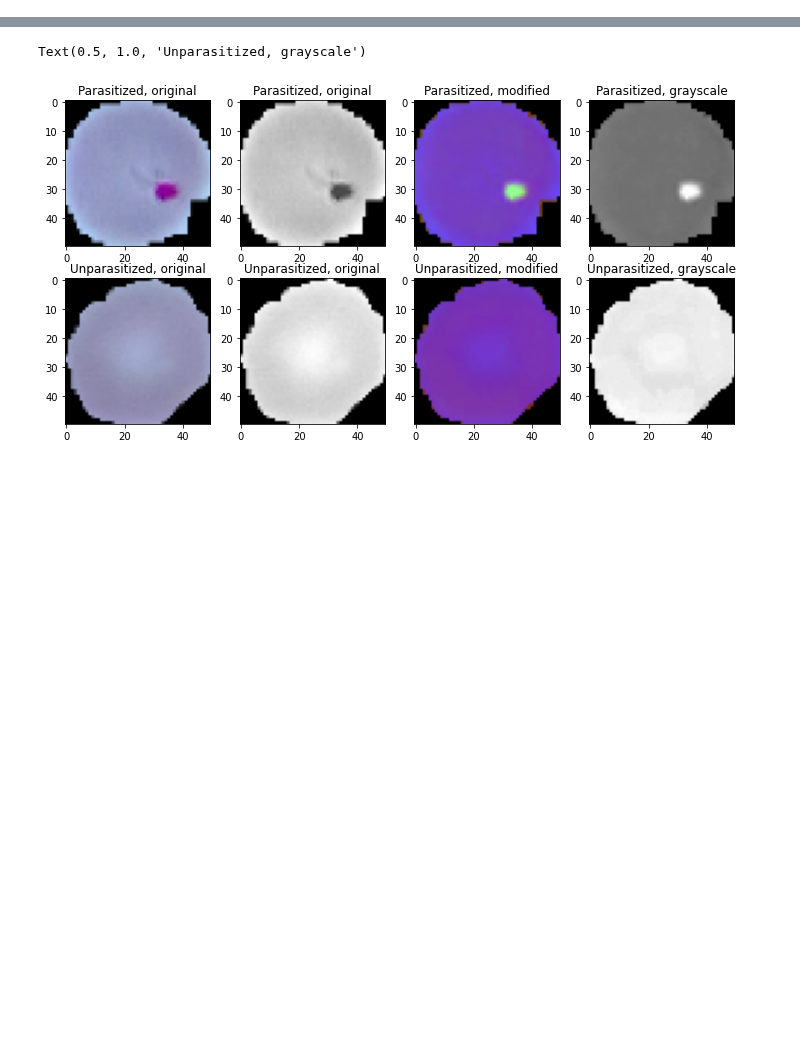
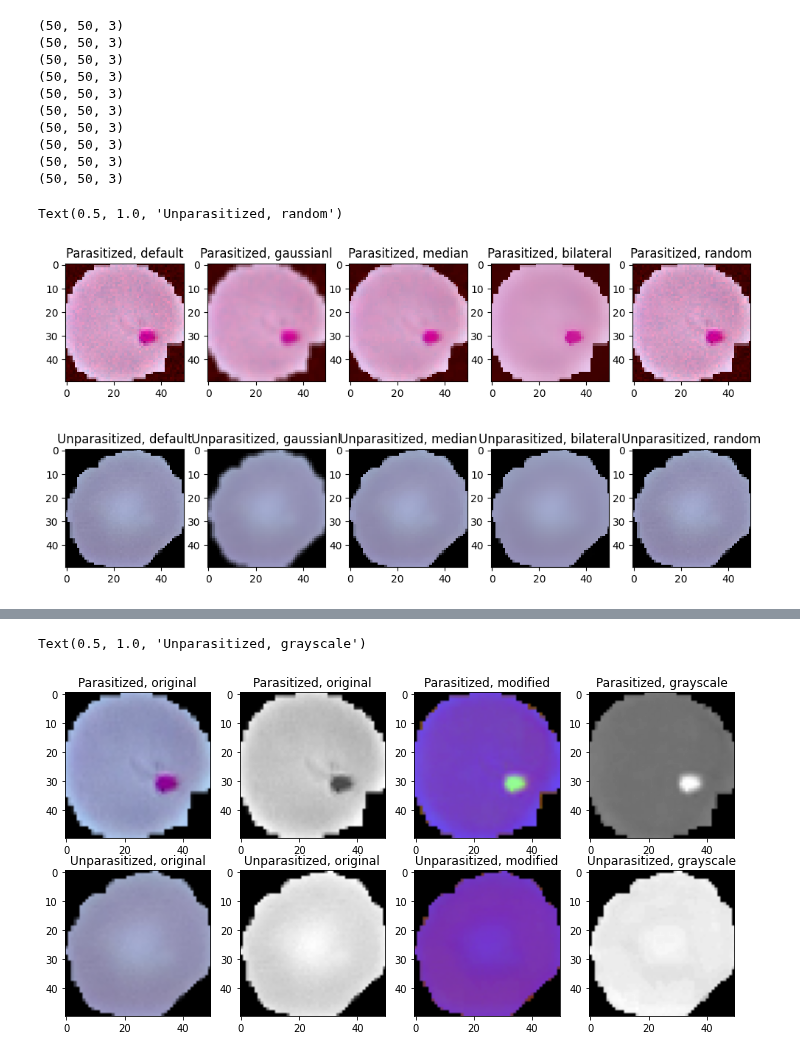
Before and after one commit to madhava20217/Malaria-Detection-from-Cells, a Jupyter notebook: Modules/image_transformations.ipynb, the cells around one changed output, grey strips where cells are left out. Cells and saved outputs as stored; diff of their text form; code cells hidden in the pictures; blank space fills up the shorter version.

```diff
--- a/Modules/image_transformations.ipynb
+++ b/Modules/image_transformations.ipynb
@@ -157,0 +205,56 @@ SyntaxError: invalid syntax (2416976517.py, line 28)
+# %%
+rem_noise = ['default','gaussian', 'median' ,'bilateral', 'ur mum']
+
+
+image_p = cv2.imread('parasitized1.png', -1)
+image_up = cv2.imread('uninfected1.png', -1)
+
+fig, axes = plt.subplots(2, 5, figsize = (12, 6))
+
+tr = Transformations()
+
+axes[0][0].imshow(tr.adding_noise(image_p, add_noise[1]))
+axes[0][0].set_title('Parasitized, default')
+axes[0][1].imshow(tr.removing_noise(tr.adding_noise(image_p, add_noise[1]), rem_noise[1]))
+axes[0][1].set_title('Parasitized, gaussianl')
+axes[0][2].imshow(tr.removing_noise(tr.adding_noise(image_p, add_noise[1]), rem_noise[2]))
+axes[0][2].set_title('Parasitized, median')
+axes[0][3].imshow(tr.removing_noise(tr.adding_noise(image_p, add_noise[1]), rem_noise[3]))
+axes[0][3].set_title("Parasitized, bilateral")
+axes[0][4].imshow(tr.removing_noise(tr.adding_noise(image_p, add_noise[1]), rem_noise[4]))
+axes[0][4].set_title("Parasitized, random")
+
+axes[1][0].imshow(image_up)
+axes[1][0].set_title('Unparasitized, default')
+axes[1][1].imshow(tr.removing_noise(image_up, rem_noise[1]))
+axes[1][1].set_title('Unparasitized, gaussianl')
+axes[1][2].imshow(tr.removing_noise(image_up, rem_noise[2]))
+axes[1][2].set_title('Unparasitized, median')
+axes[1][3].imshow(tr.removing_noise(image_up, rem_noise[3]))
+axes[1][3].set_title("Unparasitized, bilateral")
+axes[1][4].imshow(tr.removing_noise(image_up, rem_noise[4]))
+axes[1][4].set_title("Unparasitized, random")
+
+# axes[1][0].imshow(image_up)
+# axes[1][0].set_title("Unparasitized, default")
+# axes[1][1].imshow(cv2.cvtColor(image_up, cv2.COLOR_RGB2GRAY), cmap = 'gray')
+# axes[1][1].set_title('Unparasitized, gaussian')
+# axes[1][2].imshow(rgb_image_up)
+# axes[1][2].set_title("Unparasitized, bilateral")
+# axes[1][3].imshow(cv2.cvtColor(rgb_image_up, cv2.COLOR_RGB2GRAY), cmap = 'gray')
+# axes[1][3].set_title("Unparasitized, median")
+# axes[1][4].imshow(cv2.cvtColor(rgb_image_p, cv2.COLOR_RGB2GRAY), cmap = 'gray')
+# axes[1][4].set_title("Parasitized, random")
+# %% [output]
+(50, 50, 3)
+(50, 50, 3)
+(50, 50, 3)
+(50, 50, 3)
+(50, 50, 3)
+(50, 50, 3)
+(50, 50, 3)
+(50, 50, 3)
+(50, 50, 3)
+(50, 50, 3)
+Text(0.5, 1.0, 'Unparasitized, random')
+[figure, added]
```
Also changed, not shown: parts of 3 cells of this notebook.
